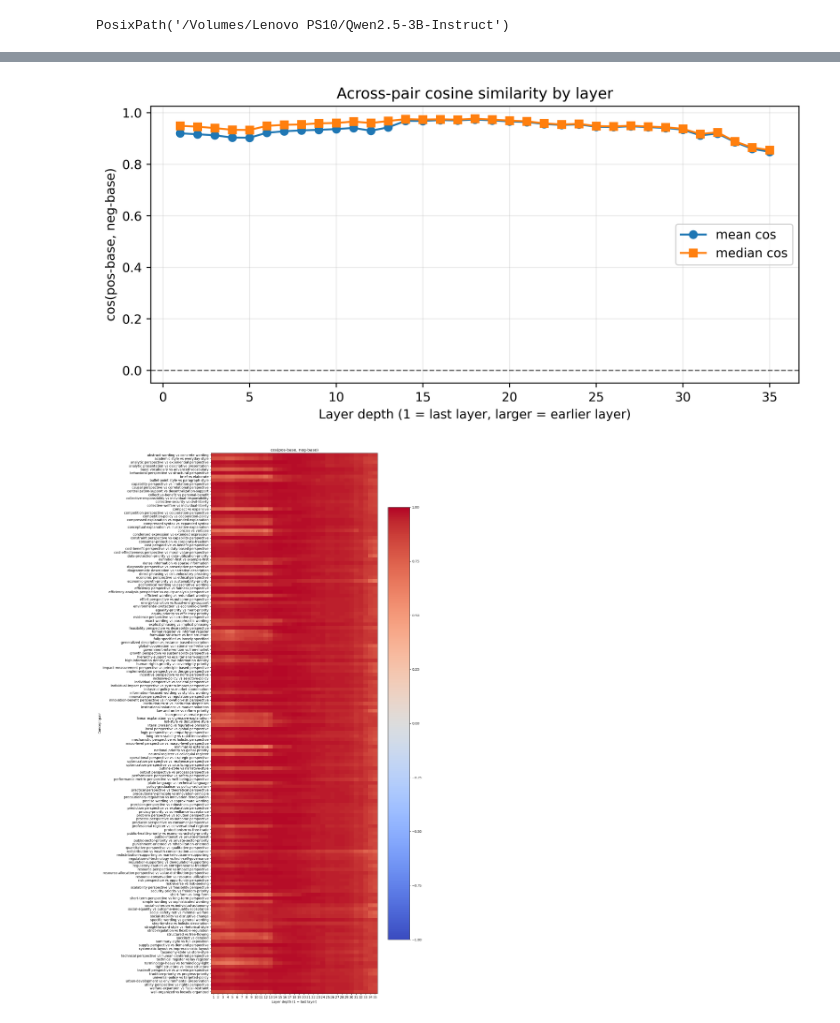
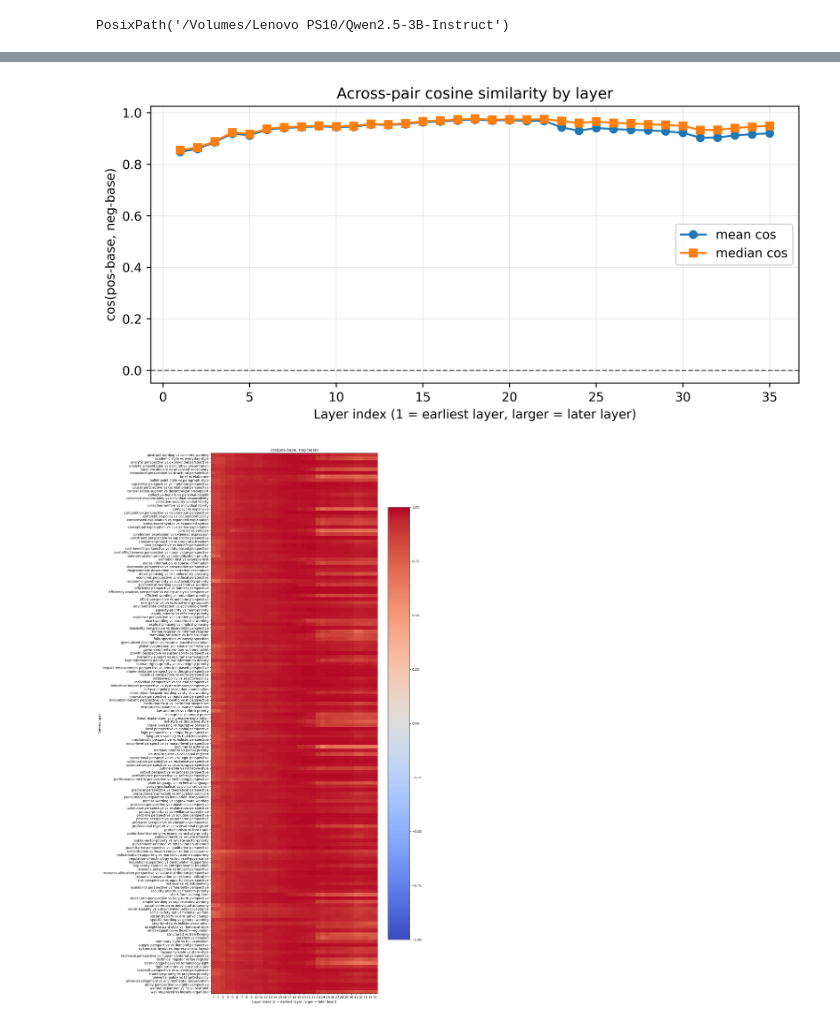
Before and after one commit to daniel-xinming-wang/Contrastive-Concept, a Jupyter notebook: cos_sim.ipynb, the cells around one changed output, grey strips where cells are left out. Cells and saved outputs as stored; diff of their text form; code cells hidden in the pictures.

Commit message:
more plots and analysis

```diff
--- a/cos_sim.ipynb
+++ b/cos_sim.ipynb
@@ -160,6 +168,8 @@ Layers per pair: 35
 # %%
+results_normal_order = results_df.sort_values(['layer_index', 'category_key', 'pair_slug']).reset_index(drop=True)
+
 layer_summary = (
-    results_df.groupby('layer_depth', as_index=False)
+    results_df.groupby('layer_index', as_index=False)
     .agg(
         mean_cos_similarity=('cos_similarity', 'mean'),
         median_cos_similarity=('cos_similarity', 'median'),
@@ -167,19 +177,17 @@ layer_summary = (
         mean_neg_base_norm=('neg_base_norm', 'mean'),
         num_pairs=('pair_slug', 'nunique'),
     )
-    .sort_values('layer_depth')
+    .sort_values('layer_index')
 )
 
 display(layer_summary)
-
-top_parallel = results_df.sort_values('cos_similarity', ascending=False)[
-    ['category_key', 'concept_label', 'layer_depth', 'cos_similarity', 'pos_base_norm', 'neg_base_norm']
-].head(20)
-
-top_opposite = results_df.sort_values('cos_similarity', ascending=True)[
-    ['category_key', 'concept_label', 'layer_depth', 'cos_similarity', 'pos_base_norm', 'neg_base_norm']
-].head(20)
-
-display(top_parallel)
-display(top_opposite)
+display(results_normal_order[[
+    'category_key',
+    'concept_label',
+    'layer_index',
+    'layer',
+    'cos_similarity',
+    'pos_base_norm',
+    'neg_base_norm',
+]].head(50))
 # %% [output]
@@ -237,20 +228,20 @@ display(top_opposite)
 # %%
 plt.figure(figsize=(8, 4), dpi=500)
-plt.plot(layer_summary['layer_depth'], layer_summary['mean_cos_similarity'], marker='o', label='mean cos')
-plt.plot(layer_summary['layer_depth'], layer_summary['median_cos_similarity'], marker='s', label='median cos')
+plt.plot(layer_summary['layer_index'], layer_summary['mean_cos_similarity'], marker='o', label='mean cos')
+plt.plot(layer_summary['layer_index'], layer_summary['median_cos_similarity'], marker='s', label='median cos')
 plt.axhline(0.0, color='black', linewidth=1, linestyle='--', alpha=0.6)
-plt.xlabel('Layer depth (1 = last layer, larger = earlier layer)')
+plt.xlabel('Layer index (1 = earliest layer, larger = later layer)')
 plt.ylabel('cos(pos-base, neg-base)')
 plt.title('Across-pair cosine similarity by layer')
 plt.grid(alpha=0.25)
 plt.legend()
 plt.tight_layout()
 plt.show()
 
 make_cosine_heatmap(results_df, figsize=(14, 24));
 # %% [output]
-[figure, old version]
+[figure, new version]
-[figure, old version]
+[figure, new version]
 # %%
 pair_slug = results_df['pair_slug'].iloc[0]
 pair_slug
```
Also changed, not shown: parts of 7 cells of this notebook, 8 other files.
